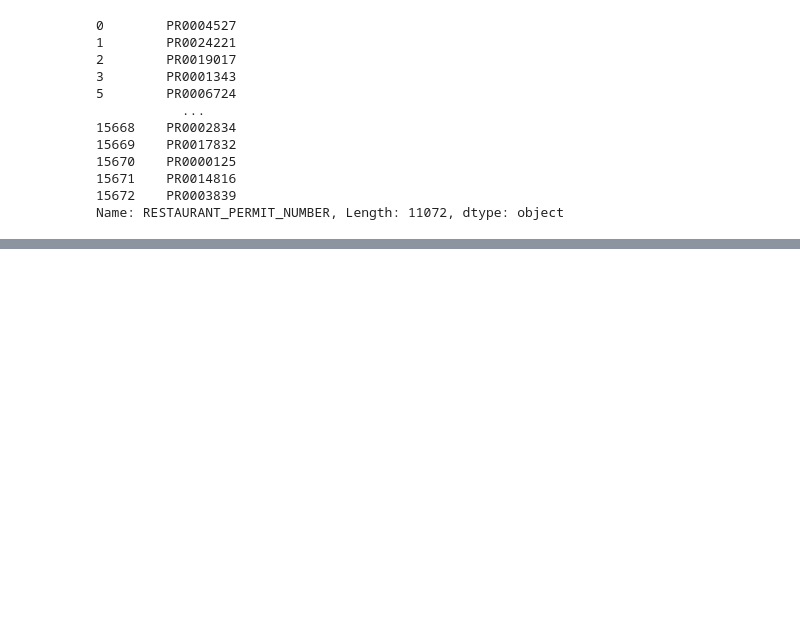
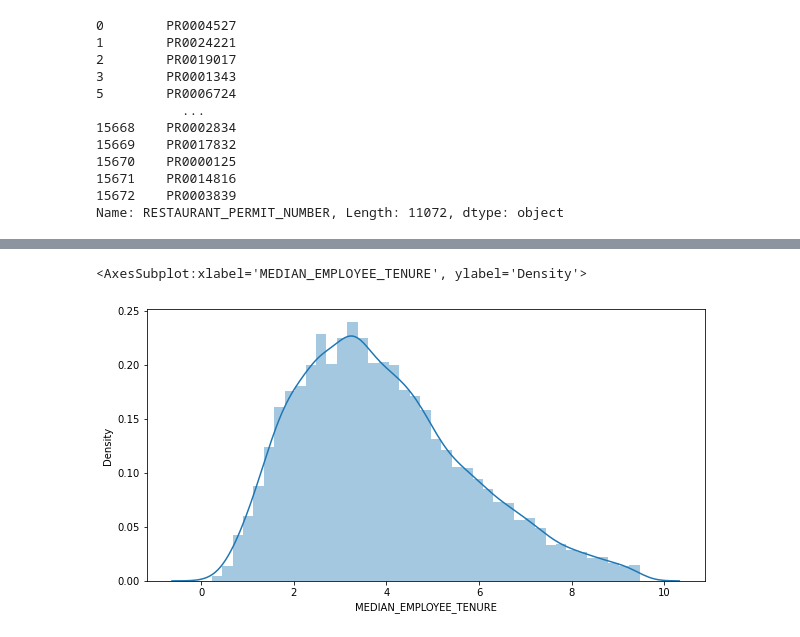
Before and after one commit to SrikarPrayaga06/NW-Modeling-Assessment, a Jupyter notebook: Solution.ipynb, the cells around one changed output, grey strips where cells are left out. Saved outputs shown, nothing was run; the diff lists cells and outputs as text; code cells hidden in the pictures; blank space fills up the shorter version.

```diff
--- a/Solution.ipynb
+++ b/Solution.ipynb
@@ -200,0 +434,5 @@ DAIRY QUEEN
+# %%
+# remove outliers in MEDIAN_EMPLOYEE_TENURE column using 3 sigma rule of removing outliers and remove rows with '<0'
+train = train[np.abs(train['MEDIAN_EMPLOYEE_TENURE'] - train['MEDIAN_EMPLOYEE_TENURE'].mean()) <= (3*train['MEDIAN_EMPLOYEE_TENURE'].std())]
+with pd.option_context('display.max_rows', None, 'display.max_columns', None):  # more options can be specified also
+    print(train['MEDIAN_EMPLOYEE_TENURE'].value_counts())
@@ -200,0 +457,7 @@ DAIRY QUEEN
+# %%
+# plot the distribution of MEDIAN_EMPLOYEE_TENURE after outlier removal
+plt.figure(figsize=(10,5))
+sns.distplot(train['MEDIAN_EMPLOYEE_TENURE'])
+# %% [output]
+<AxesSubplot:xlabel='MEDIAN_EMPLOYEE_TENURE', ylabel='Density'>
+[figure, added]
```
Also changed, not shown: parts of 28 cells of this notebook.
